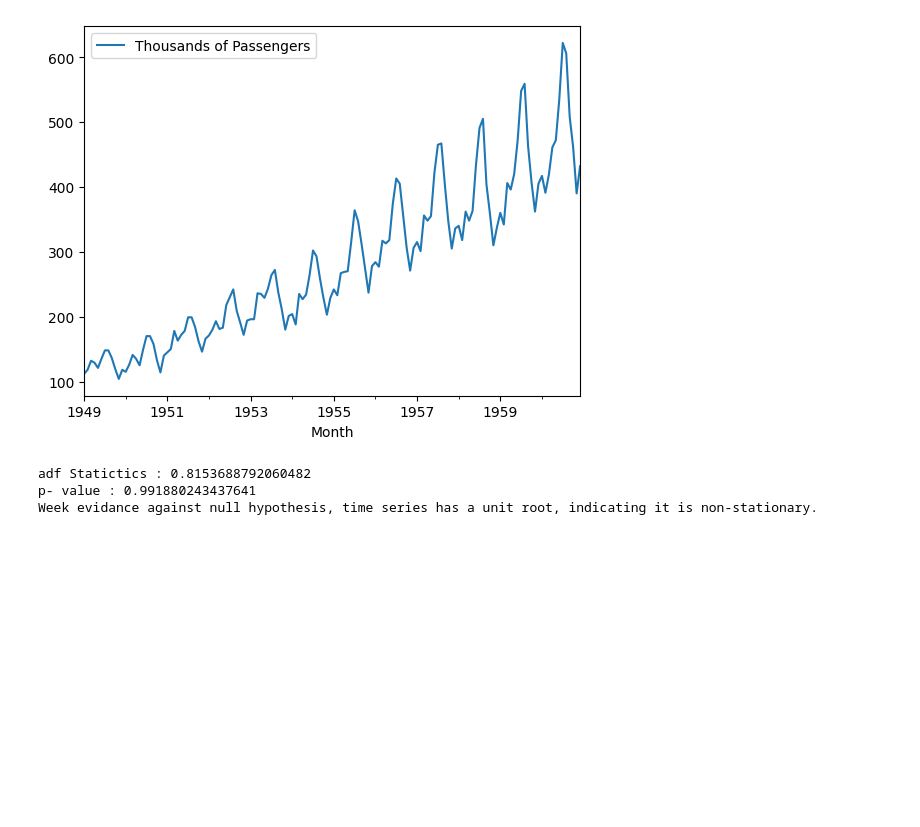
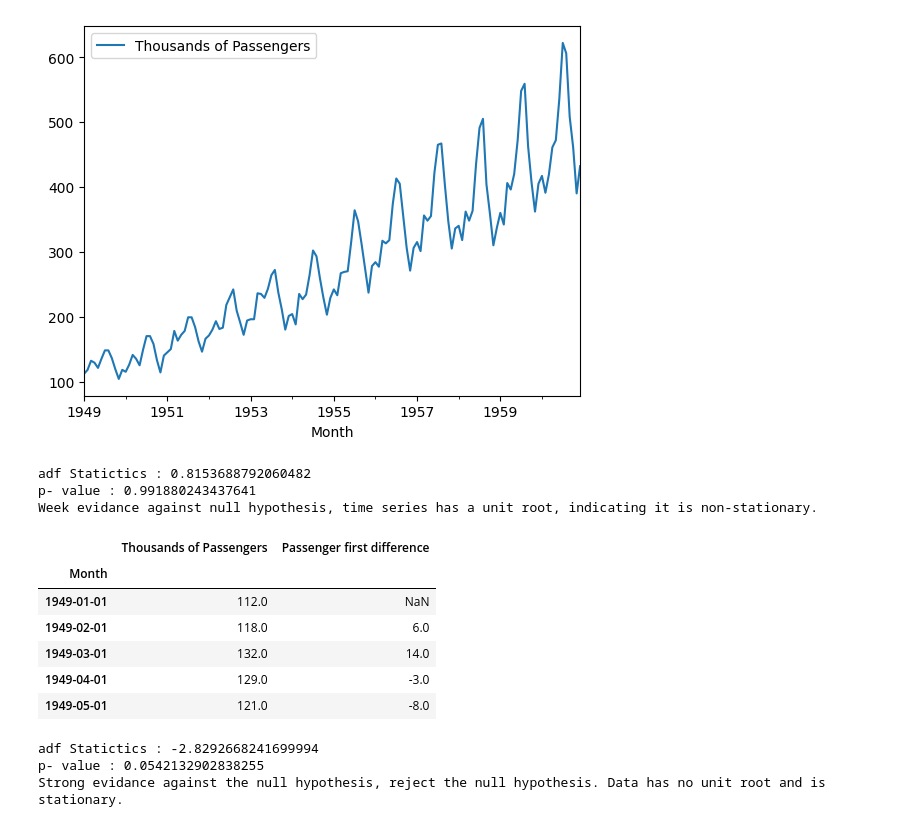
Before and after one commit to Madushani-Weerasekara/TimeSeriesData-Analysis, a Jupyter notebook: ARIMA_Model.ipynb, the cells around one changed output. Saved outputs shown, nothing was run; the diff lists cells and outputs as text; code cells hidden in the pictures; blank space fills up the shorter version.

```diff
--- a/ARIMA_Model.ipynb
+++ b/ARIMA_Model.ipynb
@@ -113,0 +118,16 @@ Week evidance against null hypothesis, time series has a unit root, indicating i
+# %%
+df_airline.head()
+# %% [output]
+|  | Thousands of Passengers | Passenger first difference |
+| Month |  |  |
+| 1949-01-01 | 112.0 | NaN |
+| 1949-02-01 | 118.0 | 6.0 |
+| 1949-03-01 | 132.0 | 14.0 |
+| 1949-04-01 | 129.0 | -3.0 |
+| 1949-05-01 | 121.0 | -8.0 |
+# %%
+adf_test(df_airline['Passenger first difference'].dropna())
+# %% [output]
+adf Statictics : -2.8292668241699994
+p- value : 0.0542132902838255
+Strong evidance against the null hypothesis, reject the null hypothesis. Data has no unit root and is stationary.
```
Also changed, not shown: parts of 4 cells of this notebook.
